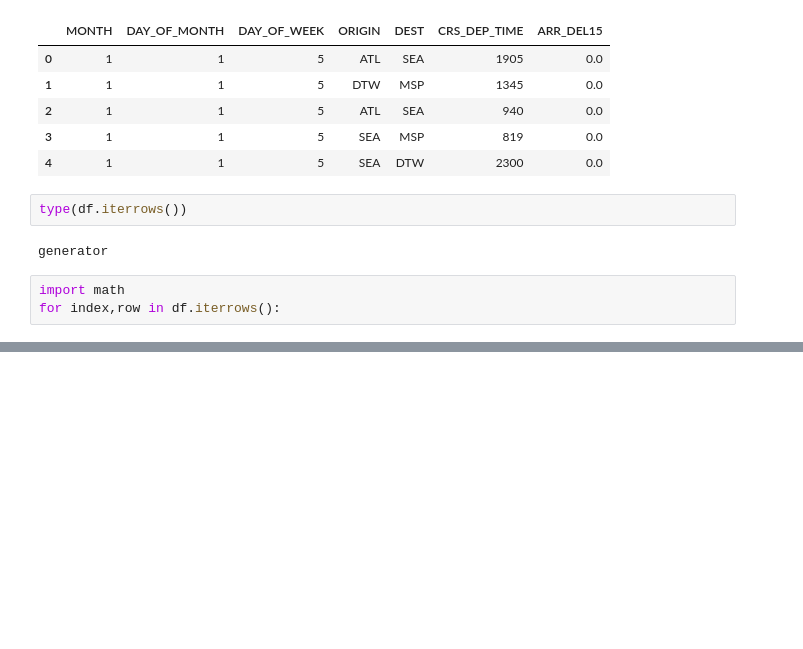
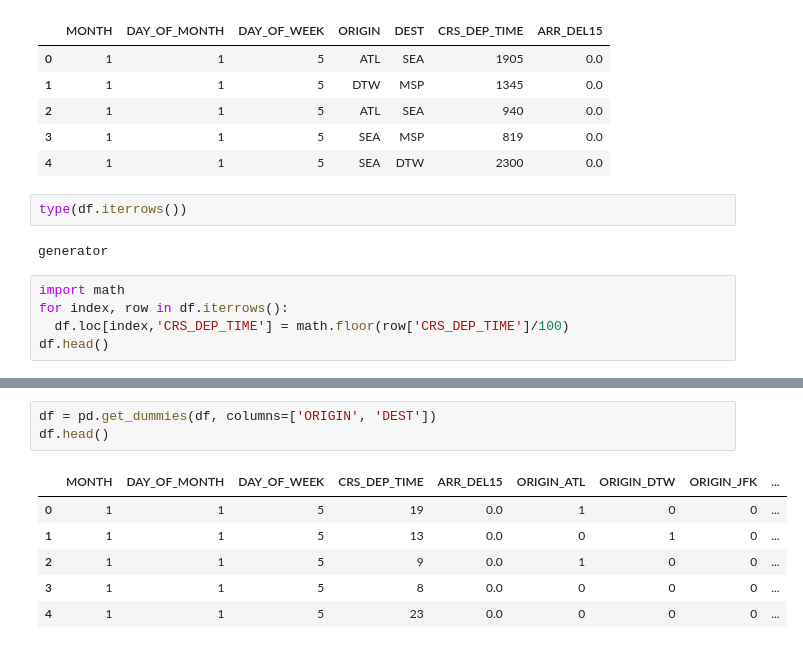
Before and after one commit to 0verflowme/ML-Learning, a Jupyter notebook: Untitled1.ipynb, the cells around one changed output, grey strips where cells are left out. Saved outputs shown, nothing was run; the diff lists cells and outputs as text; blank space fills up the shorter version.

```diff
--- a/Untitled1.ipynb
+++ b/Untitled1.ipynb
@@ -153,4 +153,6 @@ type(df.iterrows())
 generator
 # %%
 import math
-for index,row in df.iterrows():
+for index, row in df.iterrows():
+  df.loc[index,'CRS_DEP_TIME'] = math.floor(row['CRS_DEP_TIME']/100)
+df.head()
@@ -156,0 +166,10 @@ for index,row in df.iterrows():
+# %%
+df = pd.get_dummies(df, columns=['ORIGIN', 'DEST'])
+df.head()
+# %% [output]
+|  | MONTH | DAY_OF_MONTH | DAY_OF_WEEK | CRS_DEP_TIME | ARR_DEL15 | ORIGIN_ATL | ORIGIN_DTW | ORIGIN_JFK | ... |
+| 0 | 1 | 1 | 5 | 19 | 0.0 | 1 | 0 | 0 | ... |
+| 1 | 1 | 1 | 5 | 13 | 0.0 | 0 | 1 | 0 | ... |
+| 2 | 1 | 1 | 5 | 9 | 0.0 | 1 | 0 | 0 | ... |
+| 3 | 1 | 1 | 5 | 8 | 0.0 | 0 | 0 | 0 | ... |
+| 4 | 1 | 1 | 5 | 23 | 0.0 | 0 | 0 | 0 | ... |
```
Also changed, not shown: parts of 2 cells of this notebook.
